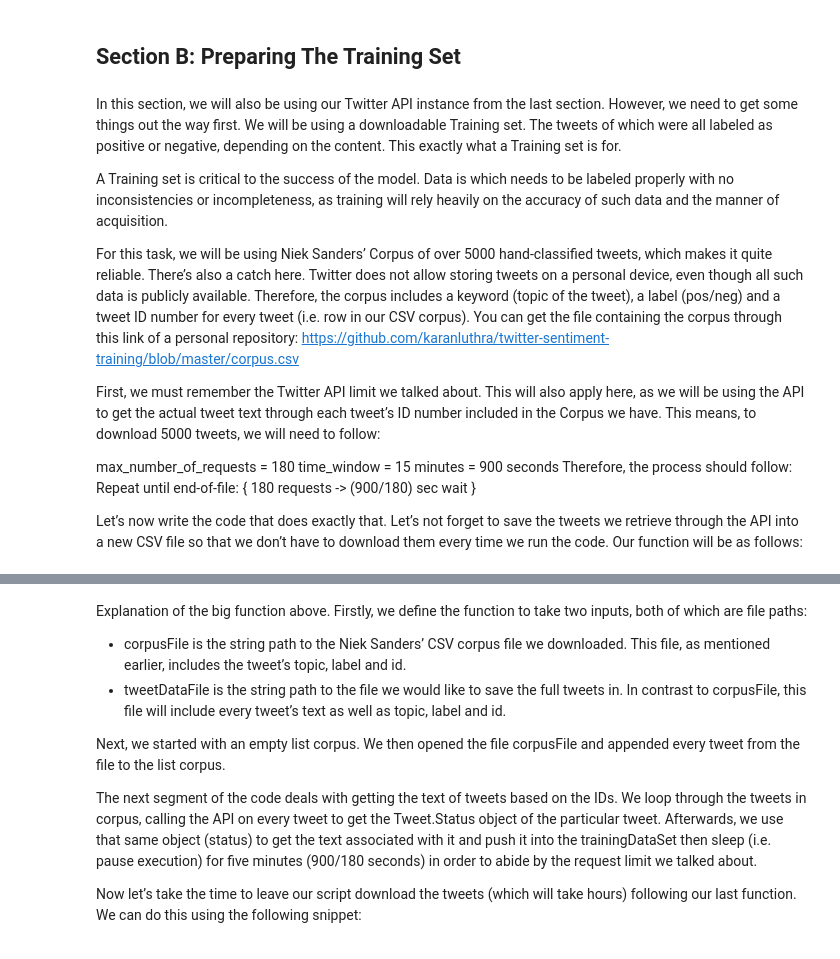
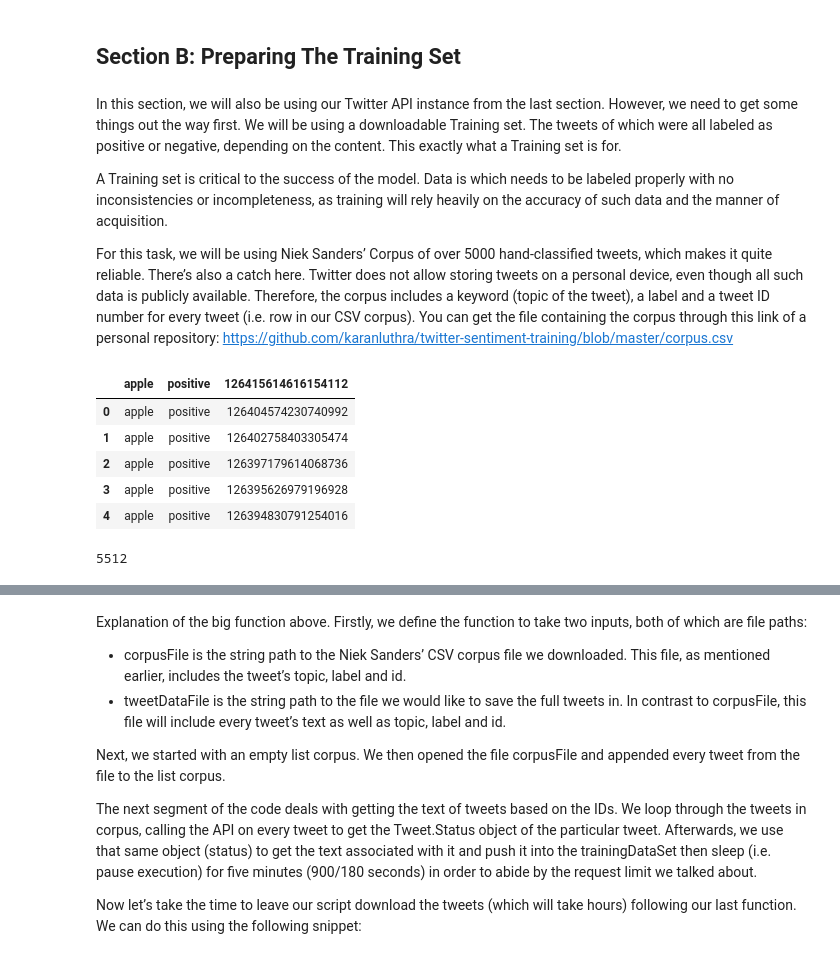
Before and after one commit to Crosita/Capstone-Project-2, a Jupyter notebook: Capstone Project 2 - Sentiment Analysis on Tweets about the movie "Joker".ipynb, the cells around one changed output, grey strips where cells are left out. Drawn from its saved outputs; the diff is of its cells as text; code cells hidden in the pictures.

```diff
--- a/Capstone Project 2 - Sentiment Analysis on Tweets about the movie "Joker".ipynb
+++ b/Capstone Project 2 - Sentiment Analysis on Tweets about the movie "Joker".ipynb
@@ -133,15 +135,20 @@ In this section, we will also be using our Twitter API instance from the last se
 
 A Training set is critical to the success of the model. Data is which needs to be labeled properly with no inconsistencies or incompleteness, as training will rely heavily on the accuracy of such data and the manner of acquisition.
 
-For this task, we will be using Niek Sanders’ Corpus of over 5000 hand-classified tweets, which makes it quite reliable. There’s also a catch here. Twitter does not allow storing tweets on a personal device, even though all such data is publicly available. Therefore, the corpus includes a keyword (topic of the tweet), a label (pos/neg) and a tweet ID number for every tweet (i.e. row in our CSV corpus). You can get the file containing the corpus through this link of a personal repository: https://github.com/karanluthra/twitter-sentiment-training/blob/master/corpus.csv
-
-First, we must remember the Twitter API limit we talked about. This will also apply here, as we will be using the API to get the actual tweet text through each tweet’s ID number included in the Corpus we have. This means, to download 5000 tweets, we will need to follow:
-
-max_number_of_requests = 180
-time_window = 15 minutes = 900 seconds
-Therefore, the process should follow:
-Repeat until end-of-file: {
-    180 requests -> (900/180) sec wait
-}
-
-Let’s now write the code that does exactly that. Let’s not forget to save the tweets we retrieve through the API into a new CSV file so that we don’t have to download them every time we run the code. Our function will be as follows:
+For this task, we will be using Niek Sanders’ Corpus of over 5000 hand-classified tweets, which makes it quite reliable. There’s also a catch here. Twitter does not allow storing tweets on a personal device, even though all such data is publicly available. Therefore, the corpus includes a keyword (topic of the tweet), a label and a tweet ID number for every tweet (i.e. row in our CSV corpus). You can get the file containing the corpus through this link of a personal repository: https://github.com/karanluthra/twitter-sentiment-training/blob/master/corpus.csv
+# %%
+# Exploring the Training Dataset from Niek Sanders
+tr_set = pd.read_csv('/Users/colinechabloz/Desktop/CapstoneProject2/corpus.csv')
+# %%
+tr_set.head()
+# %% [output]
+|  | apple | positive | 126415614616154112 |
+| 0 | apple | positive | 126404574230740992 |
+| 1 | apple | positive | 126402758403305474 |
+| 2 | apple | positive | 126397179614068736 |
+| 3 | apple | positive | 126395626979196928 |
+| 4 | apple | positive | 126394830791254016 |
+# %%
+len(tr_set)
+# %% [output]
+5512
```
Also changed, not shown: parts of 54 cells of this notebook.
